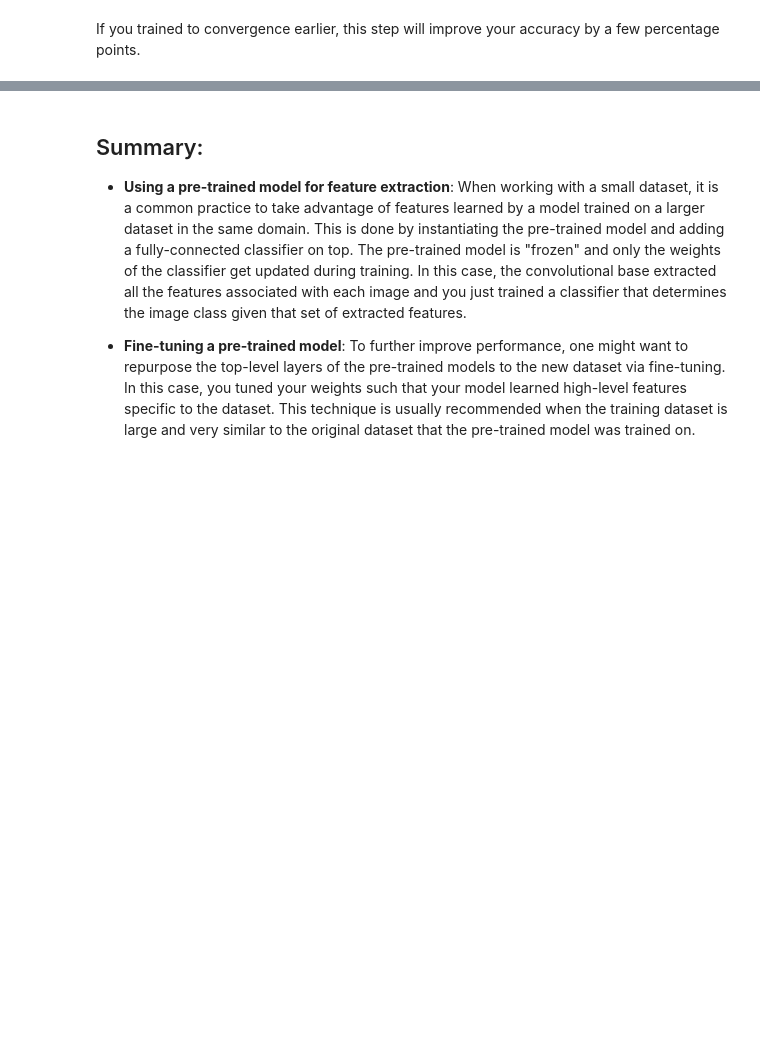
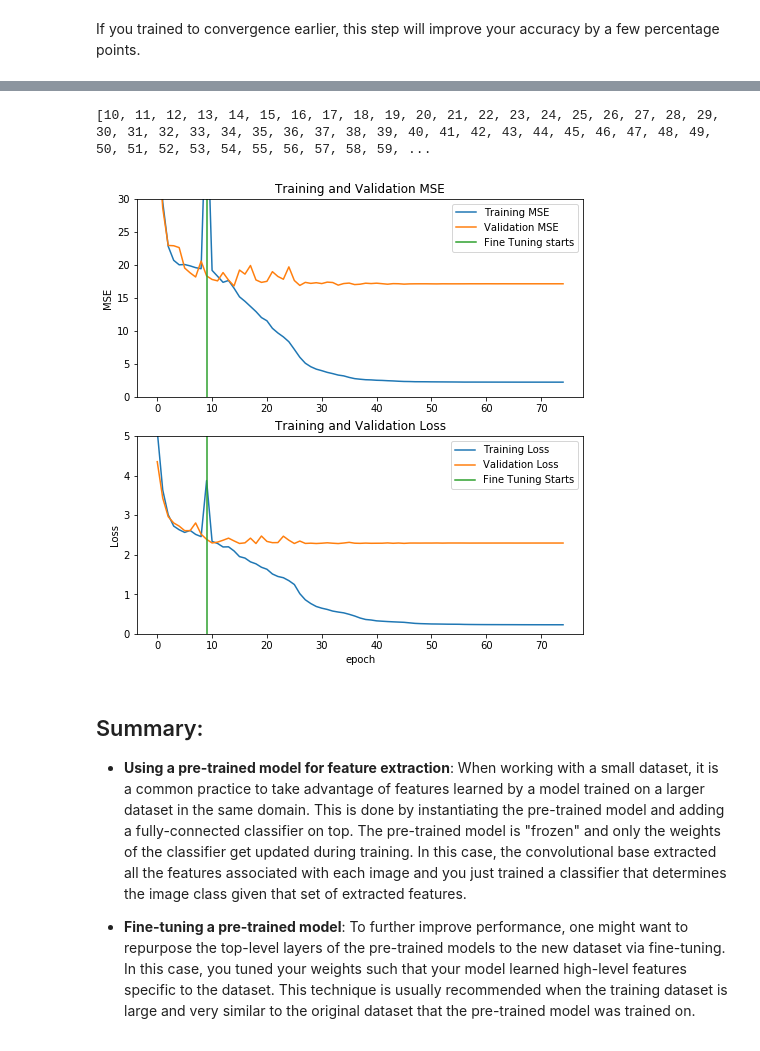
Before and after one commit to pablojrios/fluence_maps, a Jupyter notebook: tf2_transfer_learning_gamma.ipynb, the cells around one changed output, grey strips where cells are left out. Saved outputs shown, nothing was run; the diff lists cells and outputs as text; code cells hidden in the pictures; blank space fills up the shorter version.

```diff
--- a/tf2_transfer_learning_gamma.ipynb
+++ b/tf2_transfer_learning_gamma.ipynb
@@ -82,14 +87,16 @@ if not isGoogleColab():
     ARG_DATASET_DIR='/hdd/data/radioterapia/ciolaplata'
 # folder under ARG_DATASET_DIR path.
 ARG_RANDOM_SEED = 23456
-ARG_TFDATASET_FOLDER=f'tfds.2019.localnorm.DS10%.{ARG_RANDOM_SEED}.fold4'
+# ARG_TFDATASET_FOLDER=f'tfds.2018-2019.localnorm.DS10%.{ARG_RANDOM_SEED}.fold0'
+ARG_TFDATASET_FOLDER=f'tfds.2018.localnorm.DS10%.{ARG_RANDOM_SEED}.fold0'
 # if False only training and validation partition are created.
 ARG_TEST_PARTITION=False
 # number of continuous epochs without improvement on validation
-ARG_EPOCHS_WO_IMPROVEMENT=20
+ARG_EPOCHS_WO_IMPROVEMENT=30 # 20 for 2019 only, 10 for 2019+2018
+initial_epochs = 10 # 10 for 2019 only, 5 for 2019+2018
 # maximum fine-tuning epochs
 ARG_MAX_FINE_TUNING_EPOCHS=150
-ARG_RESNET_NETWORK=True
+ARG_RESNET_NETWORK=False
 ARG_DATA_AUGMENTATION=False
 # perform data augmentation of images with a gamma value lower than gamma_augment
 ARG_GAMMA_AUGMENT=97.0
@@ -101,11 +108,14 @@ add_regularizers=False
 ## Fine-tune from this layer onwards
 # fine_tune_at = 281 # InceptionV3, fine-tuning
 # fine_tune_at = 102 # InceptionV3, not so fine-tuning
-# fine_tune_at = 12 # VGG16
-fine_tune_at = 47 # resnet18 stage3
+fine_tune_at = 12 # VGG16
+# fine_tune_at = 47 # resnet18 stage3
 # fine_tune_at = 74 # resnet34 stage3
 # fine_tune_at = 129 # resnet34 stage4
 ARG_TRANSFORM_GAMMA=False
+# 0: use custom LR, 1: use ReduceLROnPlateau
+ARG_LR_SCHEDULE=1
+ARG_LR_PATIENCE=10 # only applies if ARG_LR_SCHEDULE is 1.
 # %% [markdown]
 ## Data preprocessing
 # %% [markdown]
@@ -664,7 +807,7 @@ def lr_scheduler(epoch):
 callbackLR = tf.keras.callbacks.LearningRateScheduler(lr_scheduler)
 # %%
 reduce_lr = tf.keras.callbacks.ReduceLROnPlateau(monitor='val_loss', factor=0.2,
-                              patience=10, verbose=1, min_delta=0.01)
+                              patience=ARG_LR_PATIENCE, verbose=1, min_delta=0.01)
 # %%
 # optimizer = tf.keras.optimizers.RMSprop(lr=base_learning_rate/10, momentum=0.95)
 optimizer = tf.keras.optimizers.Adam(learning_rate=base_learning_rate/10, epsilon=1e-08, amsgrad=False)
@@ -690,10 +852,14 @@ If you trained to convergence earlier, this step will improve your accuracy by a
 # %%
 fine_tune_epochs = ARG_MAX_FINE_TUNING_EPOCHS
 total_epochs =  (history.epoch[-1]+1) + fine_tune_epochs
+
+# by default we use custom LR schedule
+callbacks=[callbackObj, callbackLR]
+if ARG_LR_SCHEDULE == 1:
+    callbacks=[callbackObj, reduce_lr]
 
 history_fine = model.fit(tmp_train_batches,
                          epochs=total_epochs,
                          initial_epoch =  history.epoch[-1]+1,
                          validation_data=tmp_validation_batches,
-                         # callbacks=[callbackObj, reduce_lr])
-                         callbacks=[callbackObj, callbackLR])
+                         callbacks=callbacks)
@@ -700,5 +884,7 @@ history_fine = model.fit(tmp_train_batches,
 # %%
 print(history_fine.epoch)
+# %% [output]
+[10, 11, 12, 13, 14, 15, 16, 17, 18, 19, 20, 21, 22, 23, 24, 25, 26, 27, 28, 29, 30, 31, 32, 33, 34, 35, 36, 37, 38, 39, 40, 41, 42, 43, 44, 45, 46, 47, 48, 49, 50, 51, 52, 53, 54, 55, 56, 57, 58, 59, ...
 # %%
 mse += history_fine.history['mse']
 val_mse += history_fine.history['val_mse']
@@ -713,26 +899,28 @@ val_loss = val_loss[1:]
 # %%
 plt.figure(figsize=(8, 8))
 plt.subplot(2, 1, 1)
 plt.plot(mse, label='Training MSE')
 plt.plot(val_mse, label='Validation MSE')
-plt.ylim([0, 4])
+plt.ylim([0, 30])
 plt.plot([initial_epochs-1,initial_epochs-1],
           plt.ylim(), label='Fine Tuning starts')
 plt.legend(loc='upper right')
 plt.ylabel('MSE')
 plt.title('Training and Validation MSE')
 
 plt.subplot(2, 1, 2)
 plt.plot(loss, label='Training Loss')
 plt.plot(val_loss, label='Validation Loss')
 plt.ylim([0, 5])
 plt.plot([initial_epochs-1,initial_epochs-1],
          plt.ylim(), label='Fine Tuning Starts')
 plt.legend(loc='upper right')
 plt.ylabel('Loss')
 plt.title('Training and Validation Loss')
 plt.xlabel('epoch')
 plt.show()
+# %% [output]
+[figure, added]
 # %% [markdown]
 ## Summary:
 
```
Also changed, not shown: parts of 28 cells of this notebook, 2 other files.
